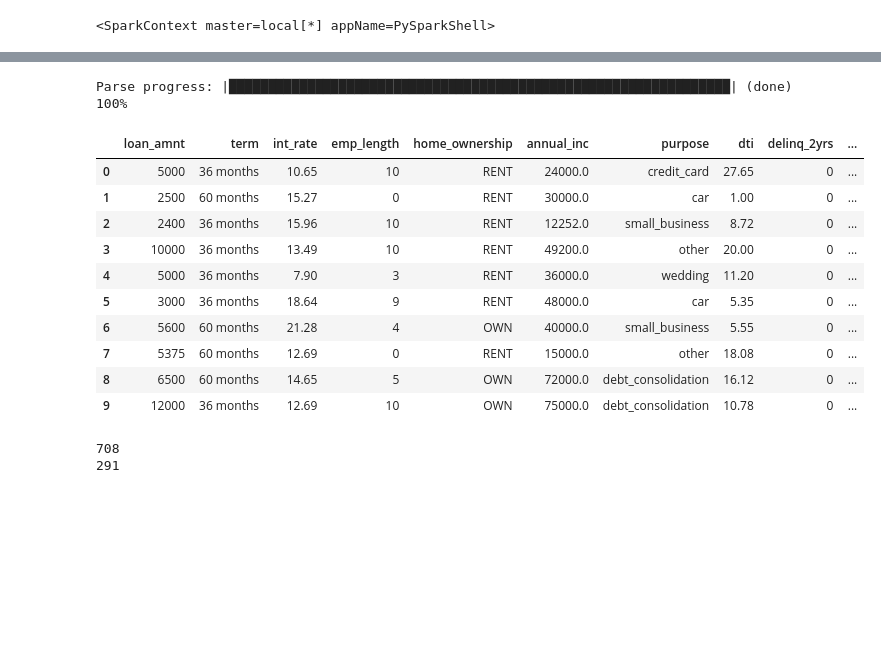
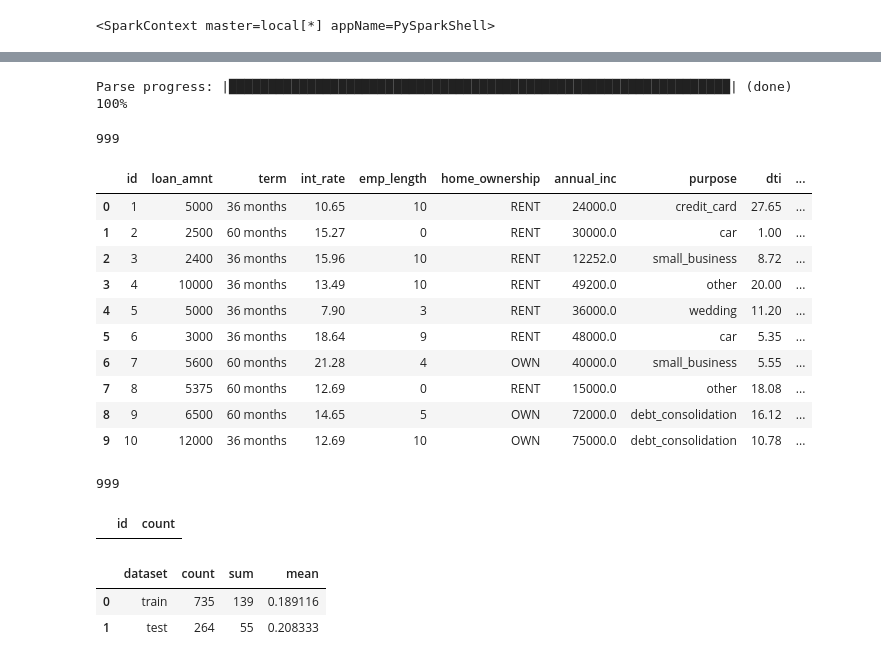
Before and after one commit to kriss024/PySpark, a Jupyter notebook: H2O_Sparkling_Water.ipynb, the cells around one changed output, grey strips where cells are left out. Drawn from its saved outputs; the diff is of its cells as text; code cells hidden in the pictures; blank space fills up the shorter version.

Commit message:
Update H2O_Sparkling_Water

```diff
--- a/H2O_Sparkling_Water.ipynb
+++ b/H2O_Sparkling_Water.ipynb
@@ -17,6 +21,6 @@ spark.sparkContext
 # %%
 from pysparkling import *
 import h2o
-conf = H2OConf().setLogLevel("WARN")
+conf = H2OConf().setLogLevel("ERROR") # WARN
 hc = H2OContext.getOrCreate(conf)
 # %% [output]
@@ -50,20 +52,27 @@ Sparkling Water Context:
   ------------------------
 
   Open H2O Flow in browser: http://623587162df7:54323 (CMD + click in Mac OSX)
+# %%
+frame = h2o.import_file("loan.csv")
+sparkDF = hc.asSparkFrame(frame)
+sparkDF.count()
+# %% [output]
+Parse progress: |████████████████████████████████████████████████████████████████| (done) 100%
+999
 # %%
-frame = h2o.import_file("loan.csv")
-sparkDF = hc.asSparkFrame(frame).drop("addr_state")
+window = Window.orderBy(sf.lit('X'))
+sparkDF = sparkDF.select(sf.row_number().over(window).alias("id"), "*")
+sparkDF = sparkDF.drop("addr_state")
 display(sparkDF.limit(10).toPandas())
 # %% [output]
-Parse progress: |████████████████████████████████████████████████████████████████| (done) 100%
-|  | loan_amnt | term | int_rate | emp_length | home_ownership | annual_inc | purpose | dti | delinq_2yrs | ... |
-| 0 | 5000 | 36 months | 10.65 | 10 | RENT | 24000.0 | credit_card | 27.65 | 0 | ... |
-| 1 | 2500 | 60 months | 15.27 | 0 | RENT | 30000.0 | car | 1.00 | 0 | ... |
-| 2 | 2400 | 36 months | 15.96 | 10 | RENT | 12252.0 | small_business | 8.72 | 0 | ... |
-| 3 | 10000 | 36 months | 13.49 | 10 | RENT | 49200.0 | other | 20.00 | 0 | ... |
-| 4 | 5000 | 36 months | 7.90 | 3 | RENT | 36000.0 | wedding | 11.20 | 0 | ... |
-| 5 | 3000 | 36 months | 18.64 | 9 | RENT | 48000.0 | car | 5.35 | 0 | ... |
-| 6 | 5600 | 60 months | 21.28 | 4 | OWN | 40000.0 | small_business | 5.55 | 0 | ... |
-| 7 | 5375 | 60 months | 12.69 | 0 | RENT | 15000.0 | other | 18.08 | 0 | ... |
-| 8 | 6500 | 60 months | 14.65 | 5 | OWN | 72000.0 | debt_consolidation | 16.12 | 0 | ... |
-| 9 | 12000 | 36 months | 12.69 | 10 | OWN | 75000.0 | debt_consolidation | 10.78 | 0 | ... |
+|  | id | loan_amnt | term | int_rate | emp_length | home_ownership | annual_inc | purpose | dti | ... |
+| 0 | 1 | 5000 | 36 months | 10.65 | 10 | RENT | 24000.0 | credit_card | 27.65 | ... |
+| 1 | 2 | 2500 | 60 months | 15.27 | 0 | RENT | 30000.0 | car | 1.00 | ... |
+| 2 | 3 | 2400 | 36 months | 15.96 | 10 | RENT | 12252.0 | small_business | 8.72 | ... |
+| 3 | 4 | 10000 | 36 months | 13.49 | 10 | RENT | 49200.0 | other | 20.00 | ... |
+| 4 | 5 | 5000 | 36 months | 7.90 | 3 | RENT | 36000.0 | wedding | 11.20 | ... |
+| 5 | 6 | 3000 | 36 months | 18.64 | 9 | RENT | 48000.0 | car | 5.35 | ... |
+| 6 | 7 | 5600 | 60 months | 21.28 | 4 | OWN | 40000.0 | small_business | 5.55 | ... |
+| 7 | 8 | 5375 | 60 months | 12.69 | 0 | RENT | 15000.0 | other | 18.08 | ... |
+| 8 | 9 | 6500 | 60 months | 14.65 | 5 | OWN | 72000.0 | debt_consolidation | 16.12 | ... |
+| 9 | 10 | 12000 | 36 months | 12.69 | 10 | OWN | 75000.0 | debt_consolidation | 10.78 | ... |
@@ -70,8 +94,41 @@ Parse progress: |█████████████████████
+# %%
+all_df = train_df.union(test_df)
+print(all_df.count())
+
+df = all_df\
+.groupby("id")\
+.count()\
+.where("count > 1")
+
+display(df.toPandas())
+
+train_df = train_df.drop("id")
+test_df = test_df.drop("id")
+# %% [output]
+999
+|  | id | count |
 # %%
-[trainingDF, testingDF] = sparkDF.randomSplit([0.7, 0.3])
+target = "bad_loan"
 
-print(trainingDF.count())
-print(testingDF.count())
+agg_tab1 = train_df.agg(sf.count(target).alias('count'),
+            sf.sum(target).alias('sum'),
+            sf.mean(target).alias('mean'),
+            ).toPandas()
+
+agg_tab1['dataset'] = 'train'
+
+agg_tab2 = test_df.agg(sf.count(target).alias('count'),
+            sf.sum(target).alias('sum'),
+            sf.mean(target).alias('mean'),
+            ).toPandas()
+
+agg_tab2['dataset'] = 'test'
+
+agg_tab = pd.concat([agg_tab1, agg_tab2], ignore_index=True)
+agg_tab = agg_tab[['dataset', 'count', 'sum', 'mean']]
+
+display(agg_tab)
 # %% [output]
-708
-291
+|  | dataset | count | sum | mean |
+| 0 | train | 735 | 139 | 0.189116 |
+| 1 | test | 264 | 55 | 0.208333 |
```
Also changed, not shown: parts of 16 cells of this notebook.
